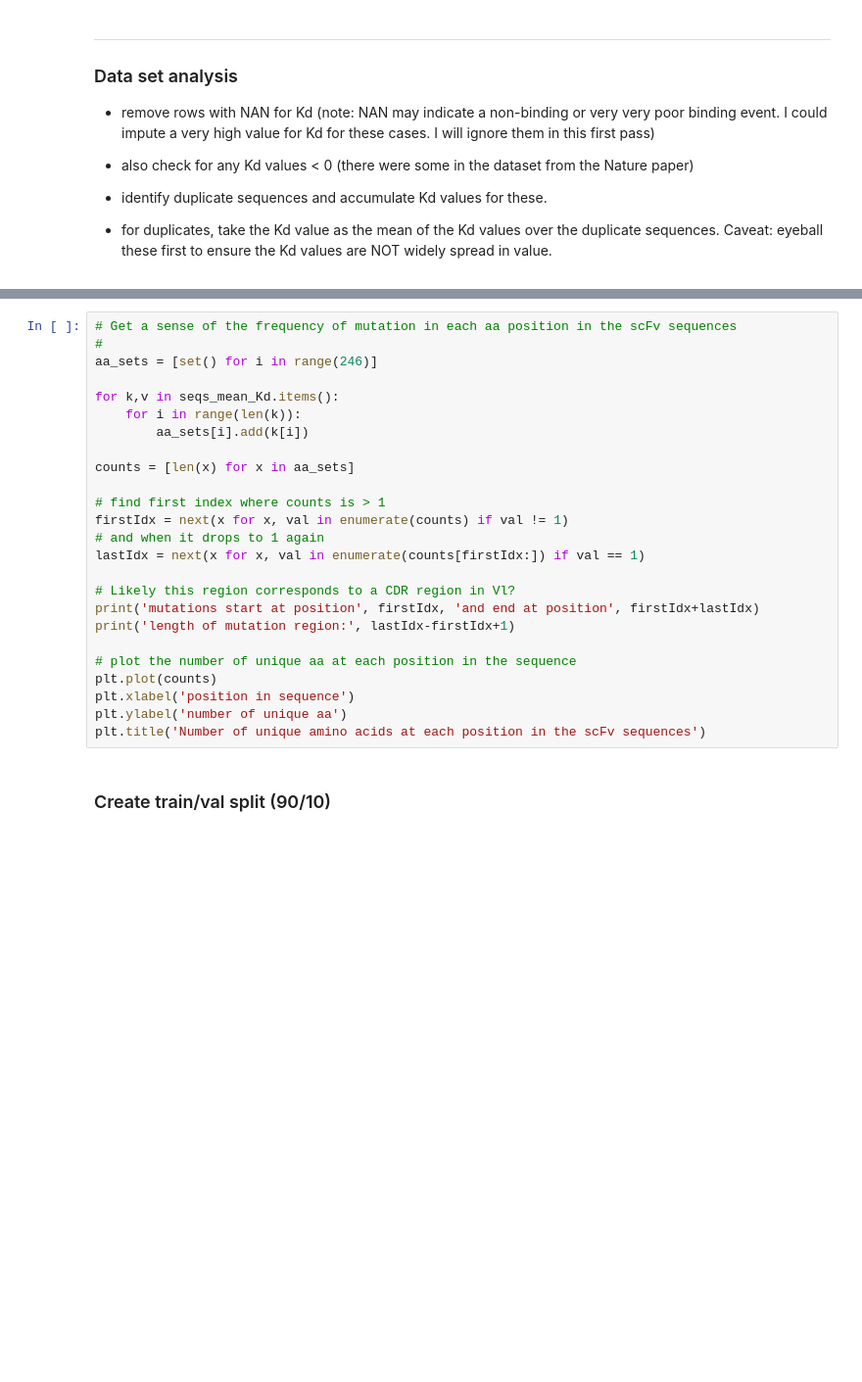
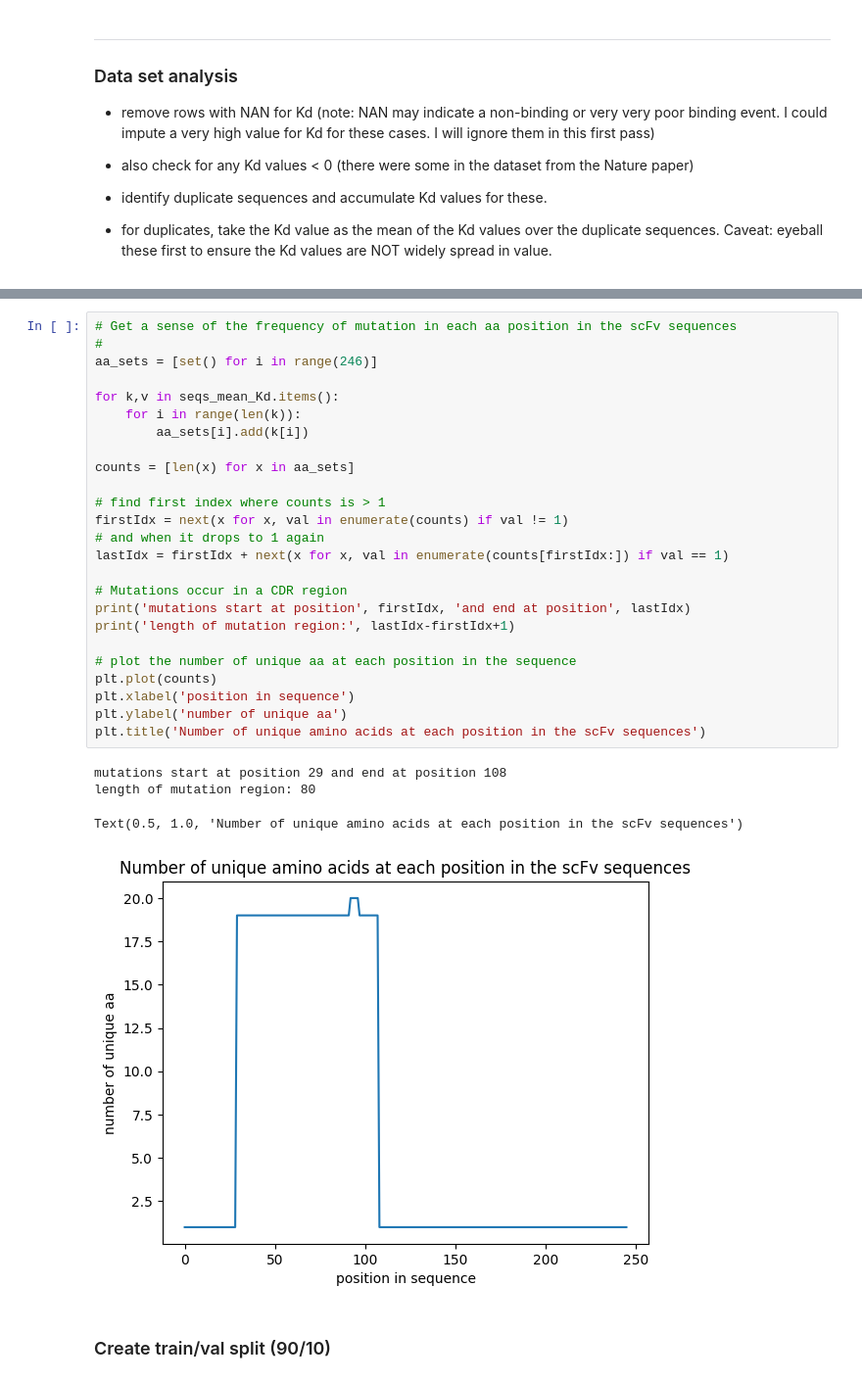
Before and after one commit to planaria158/BERT-antibody-antigen-binding-energy, a Jupyter notebook: notebooks/DataAnalysis.ipynb, the cells around one changed output, grey strips where cells are left out. Shown at 98% size. Cells and saved outputs as stored; diff of their text form; blank space fills up the shorter version.

```diff
--- a/notebooks/DataAnalysis.ipynb
+++ b/notebooks/DataAnalysis.ipynb
@@ -108,28 +145,33 @@ plt.show()
 # %%
 # Get a sense of the frequency of mutation in each aa position in the scFv sequences
 #
 aa_sets = [set() for i in range(246)]
 
 for k,v in seqs_mean_Kd.items():
     for i in range(len(k)):
         aa_sets[i].add(k[i])
 
 counts = [len(x) for x in aa_sets]
 
 # find first index where counts is > 1
 firstIdx = next(x for x, val in enumerate(counts) if val != 1)
 # and when it drops to 1 again
-lastIdx = next(x for x, val in enumerate(counts[firstIdx:]) if val == 1)
+lastIdx = firstIdx + next(x for x, val in enumerate(counts[firstIdx:]) if val == 1)
 
-# Likely this region corresponds to a CDR region in Vl?
-print('mutations start at position', firstIdx, 'and end at position', firstIdx+lastIdx)
+# Mutations occur in a CDR region
+print('mutations start at position', firstIdx, 'and end at position', lastIdx)
 print('length of mutation region:', lastIdx-firstIdx+1)
 
 # plot the number of unique aa at each position in the sequence
 plt.plot(counts)
 plt.xlabel('position in sequence')
 plt.ylabel('number of unique aa')
 plt.title('Number of unique amino acids at each position in the scFv sequences')
+# %% [output]
+mutations start at position 29 and end at position 108
+length of mutation region: 80
+Text(0.5, 1.0, 'Number of unique amino acids at each position in the scFv sequences')
+[figure, added]
 # %% [markdown]
 ### Create train/val split  (90/10)
 # %%
```
Also changed, not shown: parts of 12 cells of this notebook, 4 other files.
